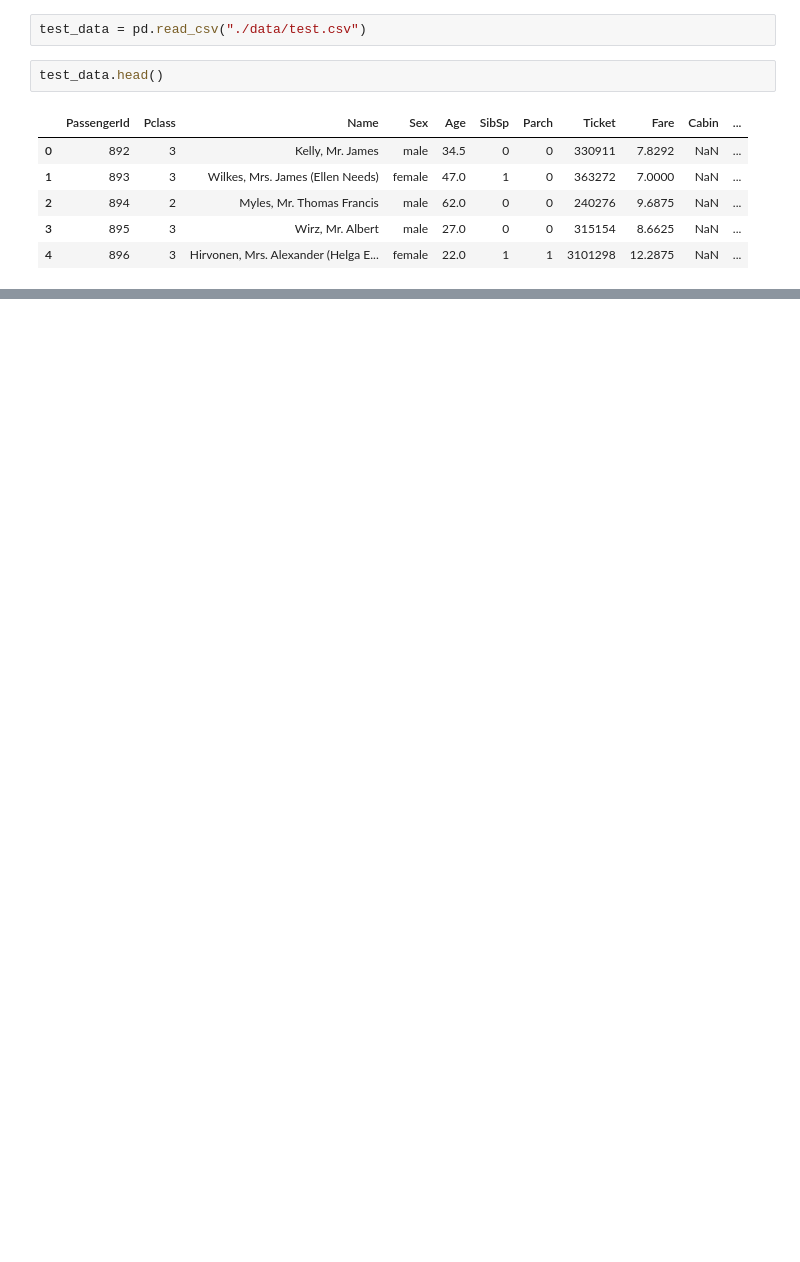
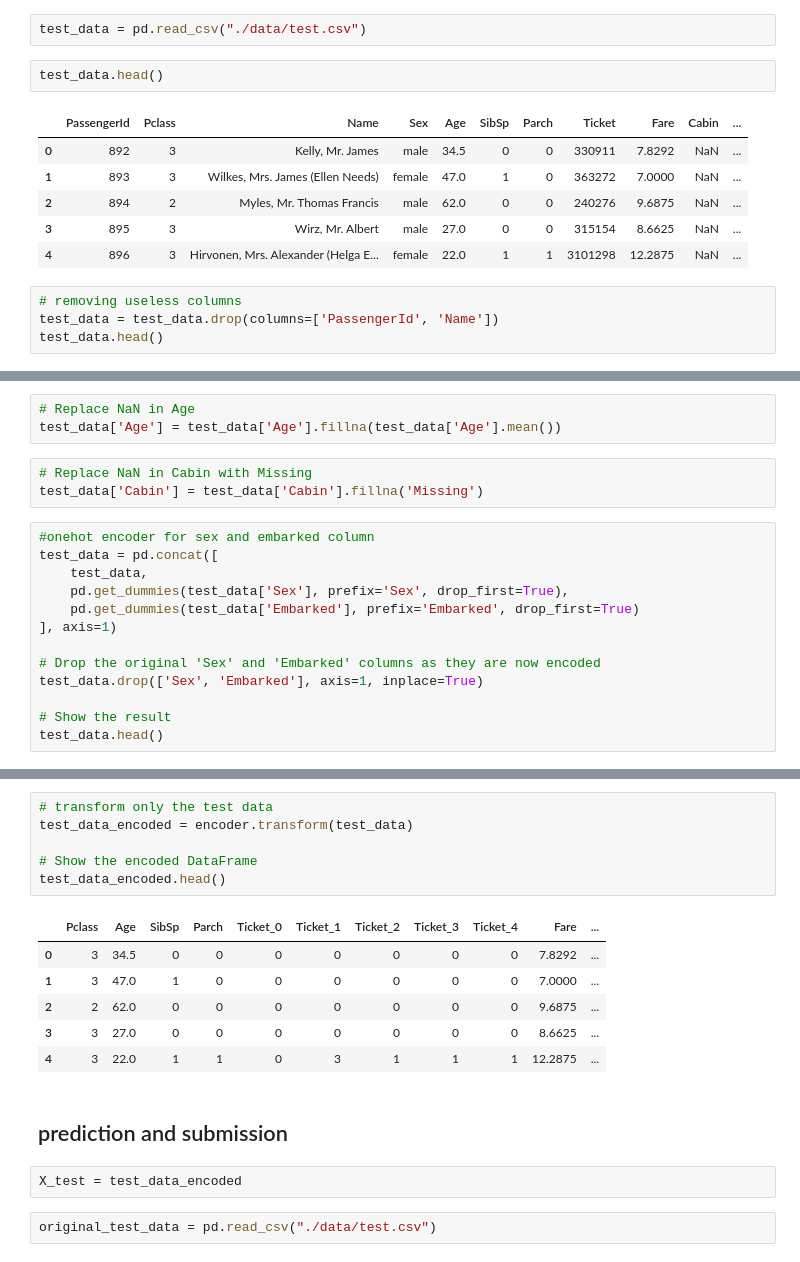
Before and after one commit to totobulu/Kaggle_titanic_comp, a Jupyter notebook: encoder & model.ipynb, the cells around one changed output, grey strips where cells are left out. Saved outputs shown, nothing was run; the diff lists cells and outputs as text; blank space fills up the shorter version.

```diff
--- a/encoder & model.ipynb
+++ b/encoder & model.ipynb
@@ -110,3 +170,7 @@ test_data.head()
 | 2 | 894 | 2 | Myles, Mr. Thomas Francis | male | 62.0 | 0 | 0 | 240276 | 9.6875 | NaN | ... |
 | 3 | 895 | 3 | Wirz, Mr. Albert | male | 27.0 | 0 | 0 | 315154 | 8.6625 | NaN | ... |
 | 4 | 896 | 3 | Hirvonen, Mrs. Alexander (Helga E... | female | 22.0 | 1 | 1 | 3101298 | 12.2875 | NaN | ... |
+# %%
+# removing useless columns
+test_data = test_data.drop(columns=['PassengerId', 'Name'])
+test_data.head()
@@ -112,0 +197,19 @@ test_data.head()
+# %%
+# Replace NaN in Age
+test_data['Age'] = test_data['Age'].fillna(test_data['Age'].mean())
+# %%
+# Replace NaN in Cabin with Missing
+test_data['Cabin'] = test_data['Cabin'].fillna('Missing')
+# %%
+#onehot encoder for sex and embarked column
+test_data = pd.concat([
+    test_data,
+    pd.get_dummies(test_data['Sex'], prefix='Sex', drop_first=True),
+    pd.get_dummies(test_data['Embarked'], prefix='Embarked', drop_first=True)
+], axis=1)
+
+# Drop the original 'Sex' and 'Embarked' columns as they are now encoded
+test_data.drop(['Sex', 'Embarked'], axis=1, inplace=True)
+
+# Show the result
+test_data.head()
@@ -113,3 +223,22 @@ test_data.head()
+# %%
+# transform only the test data
+test_data_encoded = encoder.transform(test_data)
+
+# Show the encoded DataFrame
+test_data_encoded.head()
+# %% [output]
+|  | Pclass | Age | SibSp | Parch | Ticket_0 | Ticket_1 | Ticket_2 | Ticket_3 | Ticket_4 | Fare | ... |
+| 0 | 3 | 34.5 | 0 | 0 | 0 | 0 | 0 | 0 | 0 | 7.8292 | ... |
+| 1 | 3 | 47.0 | 1 | 0 | 0 | 0 | 0 | 0 | 0 | 7.0000 | ... |
+| 2 | 2 | 62.0 | 0 | 0 | 0 | 0 | 0 | 0 | 0 | 9.6875 | ... |
+| 3 | 3 | 27.0 | 0 | 0 | 0 | 0 | 0 | 0 | 0 | 8.6625 | ... |
+| 4 | 3 | 22.0 | 1 | 1 | 0 | 3 | 1 | 1 | 1 | 12.2875 | ... |
+# %% [markdown]
+## prediction and submission
+# %%
+X_test = test_data_encoded
+# %%
+original_test_data = pd.read_csv("./data/test.csv")
 # %%
 predictions = model.predict(X_test)
 
```
Also changed, not shown: parts of 24 cells of this notebook, 3 other files.
